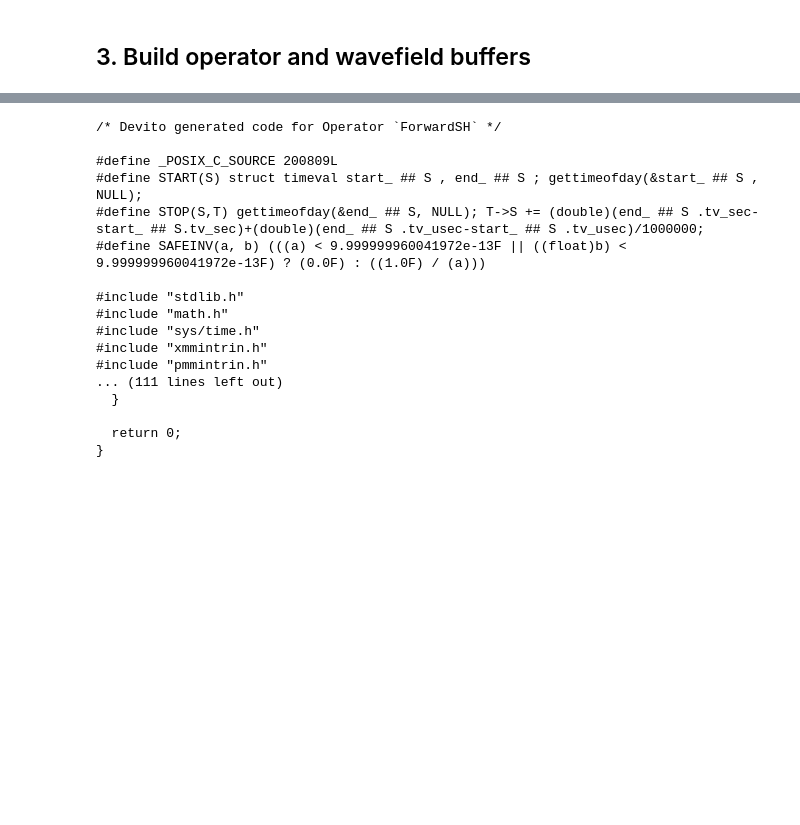
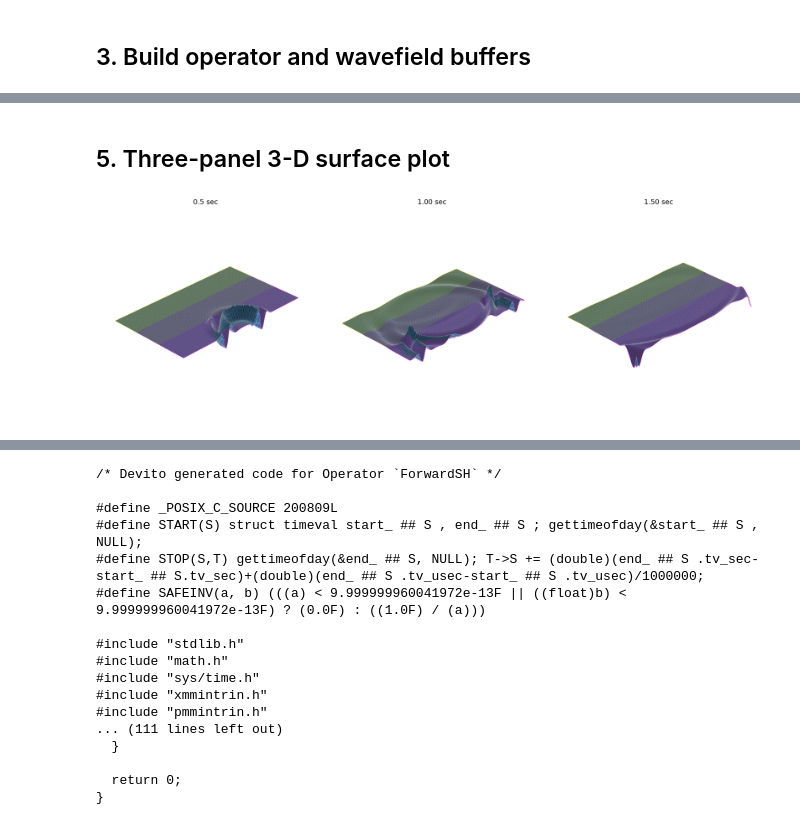
Before and after one commit to AndreyVyaznikovtsev/devito, a Jupyter notebook: examples/seismic/tutorials/18_sh_varying.ipynb, the cells around one changed output, grey strips where cells are left out. Cells and saved outputs as stored; diff of their text form; code cells hidden in the pictures; blank space fills up the shorter version.

Commit message:
sh: added snaps opearator code and ipynb example

```diff
--- a/examples/seismic/tutorials/18_sh_varying.ipynb
+++ b/examples/seismic/tutorials/18_sh_varying.ipynb
@@ -49,14 +26,13 @@ DEVITO_SAFE_MATH: [0, 1]. Default: 0
 # %% [markdown]
 ## 1. Model
 # %%
-shape       = (60, 60)   # grid nodes (physical domain)
+shape       = (100, 60)   # grid nodes (physical domain)
 spacing     = (30., 30.) # [m]
 nbl         = 150         # absorbing boundary layers
 space_order = 6          # 2nd-order FD as in Virieux (1984)
 
 model = demo_model(
     'layers-sh',
-    vs_top=3., vs_bottom=3.,
     shape   = shape,
     spacing = spacing,
     nbl     = nbl,
@@ -79,17 +51,14 @@ np.float32(0.435871)
 # %% [markdown]
 ## 2. Geometry and time axis
 # %%
-t0, tn = 0., 750.  # [ms]  (0 → 0.75 s)
+t0, tn = 0., 1500.  # [ms]  (0 → 0.75 s)
 f0     = 0.005     # [kHz] = 5 Hz  →  half-wavelength = 3 000 / (2×5) = 300 m
 
 # geometry.src is a property that creates a new SparseTimeFunction from
 # src_positions on every access, so coordinates must be fixed at construction.
-# src_positions = np.array([[1515., 45.]], dtype=np.float32)  # Virieux (1984), Table 1
-# rec_positions = np.array([np.linspace(15, 2985, num=60) for i in range(2)], dtype=np.float32).T  # observer position
-# rec_positions[:, 1] = 15.
-
-src_positions = np.array([[615., 615.]], dtype=np.float32)  # Virieux (1984), Table 1
-rec_positions = np.array([np.linspace(15, 1785, num=60) for i in range(2)], dtype=np.float32).T  # observer position
+src_positions = np.array([[1515., 45.]], dtype=np.float32)  # Virieux (1984), Table 1
+rec_positions = np.array([np.linspace(15, 2985, num=60) for i in range(2)], dtype=np.float32).T  # observer position
+rec_positions[:, 1] = 15.
 
 geometry = AcquisitionGeometry(
     model, rec_positions, src_positions,
@@ -105,7 +74,7 @@ dt        : 5.410 ms   nt = 140
 # %% [markdown]
 ## 3. Build operator and wavefield buffers
 # %%
-op = ForwardOperator(model, geometry, space_order=space_order, save=True)
+op = ForwardOperator(model, geometry, space_order=space_order)
 
 x, z = model.grid.dimensions
 
@@ -121,0 +123,51 @@ rec = geometry.new_rec(name='rec')
+# %% [markdown]
+## 5. Three-panel 3-D surface plot
+# %%
+from matplotlib import cm
+
+snap_titles = ['0.5 sec', '1.00 sec', '1.50 sec']
+
+# Physical-domain coordinate grids [m]
+x_coord = np.arange(shape[0]) * spacing[0]
+z_coord = np.arange(shape[1]) * spacing[1]
+X, Z = np.meshgrid(x_coord, z_coord, indexing='ij')
+
+color_data = model.mu.data[nbl:-nbl, nbl:-nbl]
+norm = plt.Normalize(color_data.min(), color_data.max())
+colors = cm.spring(norm(color_data))
+
+fig = plt.figure(figsize=(18, 6), facecolor='white')
+
+for n, (data, title) in enumerate(zip(snapshots, snap_titles)):
+    ax = fig.add_subplot(1, 3, n + 1, projection='3d')
+
+    # Normalise per-frame so the wavefront is visible at each time
+    vmax = np.max(np.abs(data))
+    if vmax > 0:
+        data = -data / vmax
+
+    ax.plot_surface(
+        X, Z, data* 3e2,
+        rstride=1, cstride=1,
+        linewidth=1,
+        alpha=0.5,
+        facecolors=colors, shade=False,
+        # edgecolors='r',
+    )
+    ax.plot_surface(
+        X, Z, data* 3e2,
+        rstride=1, cstride=1,
+        linewidth=0.3, edgecolors='w',
+        # color='white',
+        alpha=0.75
+        # shade=False,
+    )
+    ax.set_title(title, fontsize=13, pad=8)
+    ax.view_init(elev=30, azim=225)
+    ax.set_axis_off()
+    ax.set_aspect('equal')
+
+plt.tight_layout()
+plt.show()
+# %% [output]
+[figure, added]
```
Also changed, not shown: parts of 15 cells of this notebook, 3 other files.
